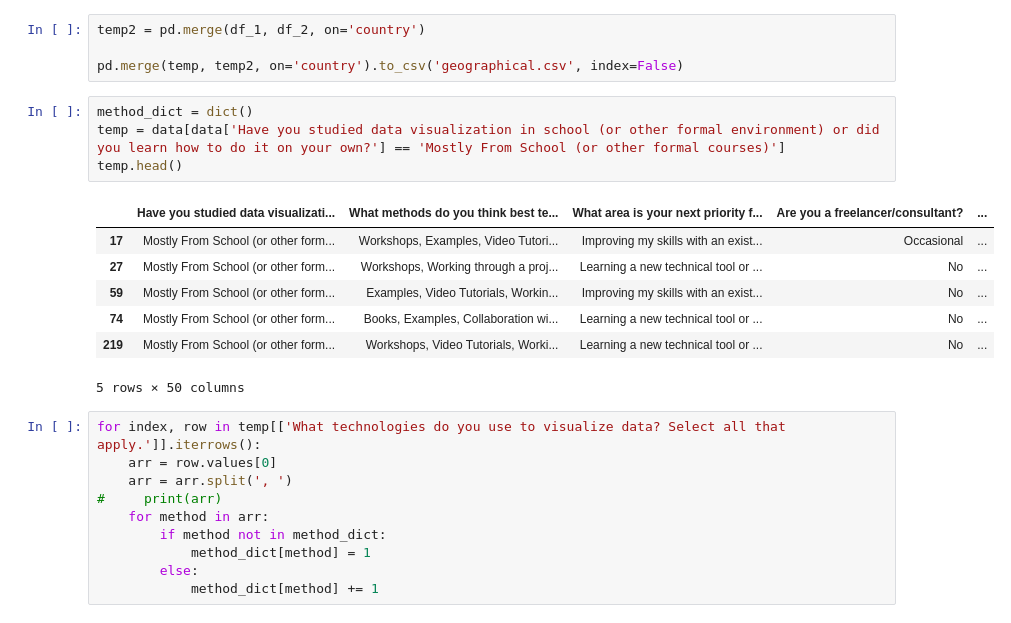
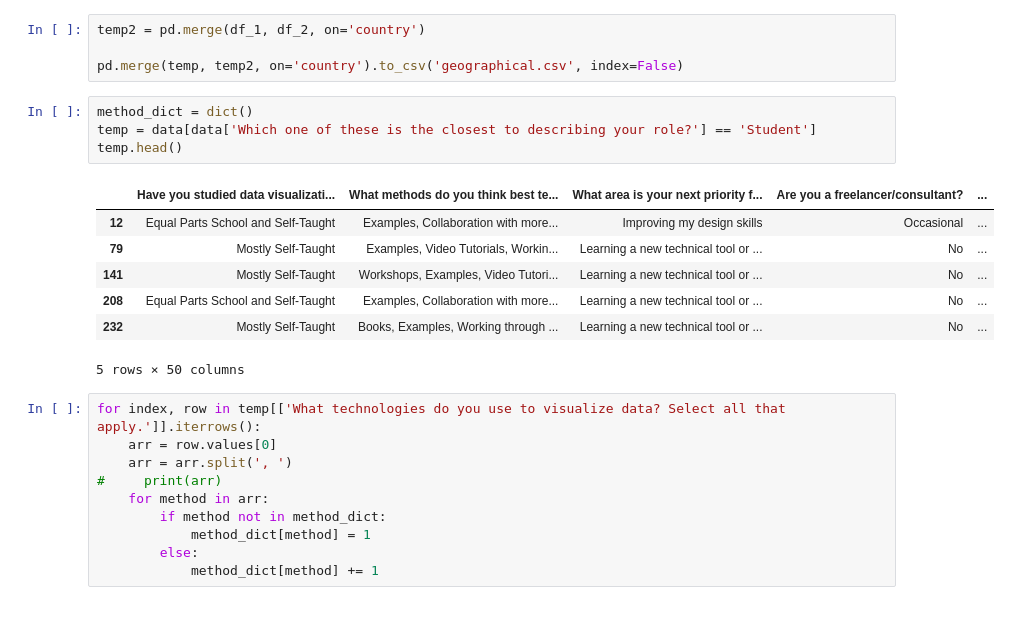
Before and after one commit to Jatinbalodhi96/dvs_challenge2, a Jupyter notebook: Untitled.ipynb, the cells around one changed output. Cells and saved outputs as stored; diff of their text form.

Commit message:
ENH: added role based wordcloud

```diff
--- a/Untitled.ipynb
+++ b/Untitled.ipynb
@@ -49,18 +49,18 @@ df_2 = data.rename(columns = {
 temp2 = pd.merge(df_1, df_2, on='country')
 
 pd.merge(temp, temp2, on='country').to_csv('geographical.csv', index=False)
-# %%
-method_dict = dict()
-temp = data[data['Have you studied data visualization in school (or other formal environment) or did you learn how to do it on your own?'] == 'Mostly From School (or other formal courses)']
-temp.head()
-# %% [output]
-|  | Have you studied data visualizati... | What methods do you think best te... | What area is your next priority f... | Are you a freelancer/consultant? | ... |
-| 17 | Mostly From School (or other form... | Workshops, Examples, Video Tutori... | Improving my skills with an exist... | Occasional | ... |
-| 27 | Mostly From School (or other form... | Workshops, Working through a proj... | Learning a new technical tool or ... | No | ... |
-| 59 | Mostly From School (or other form... | Examples, Video Tutorials, Workin... | Improving my skills with an exist... | No | ... |
-| 74 | Mostly From School (or other form... | Books, Examples, Collaboration wi... | Learning a new technical tool or ... | No | ... |
-| 219 | Mostly From School (or other form... | Workshops, Video Tutorials, Worki... | Learning a new technical tool or ... | No | ... |
-5 rows × 50 columns
+# %%
+method_dict = dict()
+temp = data[data['Which one of these is the closest to describing your role?'] == 'Student']
+temp.head()
+# %% [output]
+|  | Have you studied data visualizati... | What methods do you think best te... | What area is your next priority f... | Are you a freelancer/consultant? | ... |
+| 12 | Equal Parts School and Self-Taught | Examples, Collaboration with more... | Improving my design skills | Occasional | ... |
+| 79 | Mostly Self-Taught | Examples, Video Tutorials, Workin... | Learning a new technical tool or ... | No | ... |
+| 141 | Mostly Self-Taught | Workshops, Examples, Video Tutori... | Learning a new technical tool or ... | No | ... |
+| 208 | Equal Parts School and Self-Taught | Examples, Collaboration with more... | Learning a new technical tool or ... | No | ... |
+| 232 | Mostly Self-Taught | Books, Examples, Working through ... | Learning a new technical tool or ... | No | ... |
+5 rows × 50 columns
 # %%
 for index, row in temp[['What technologies do you use to visualize data? Select all that apply.']].iterrows():
     arr = row.values[0]
```
Also changed, not shown: parts of 1 cell of this notebook, 5 other files.
